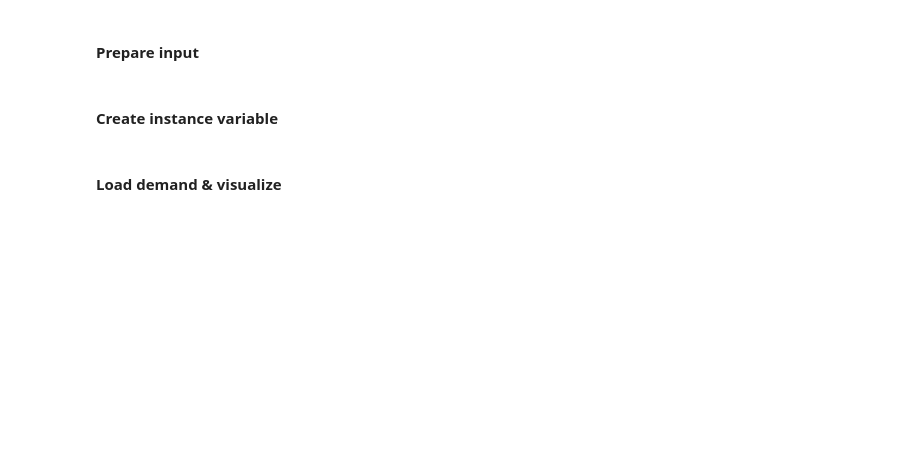
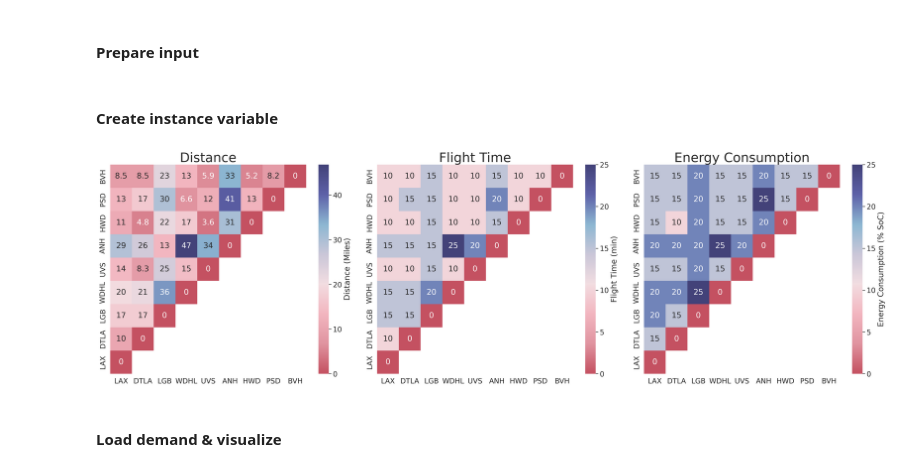
Before and after one commit to caoalbert/uam_system_model, a Jupyter notebook: example.ipynb, the cells around one changed output. Saved outputs shown, nothing was run; the diff lists cells and outputs as text; code cells hidden in the pictures; blank space fills up the shorter version.

```diff
--- a/example.ipynb
+++ b/example.ipynb
@@ -50,4 +54,8 @@ network = StarNetwork(
 )
+# %%
+plot_parameters(network);
+# %% [output]
+[figure, added]
 # %% [markdown]
 #### Load demand & visualize
 # %%
```
Also changed, not shown: parts of 8 cells of this notebook, 11 other files.
